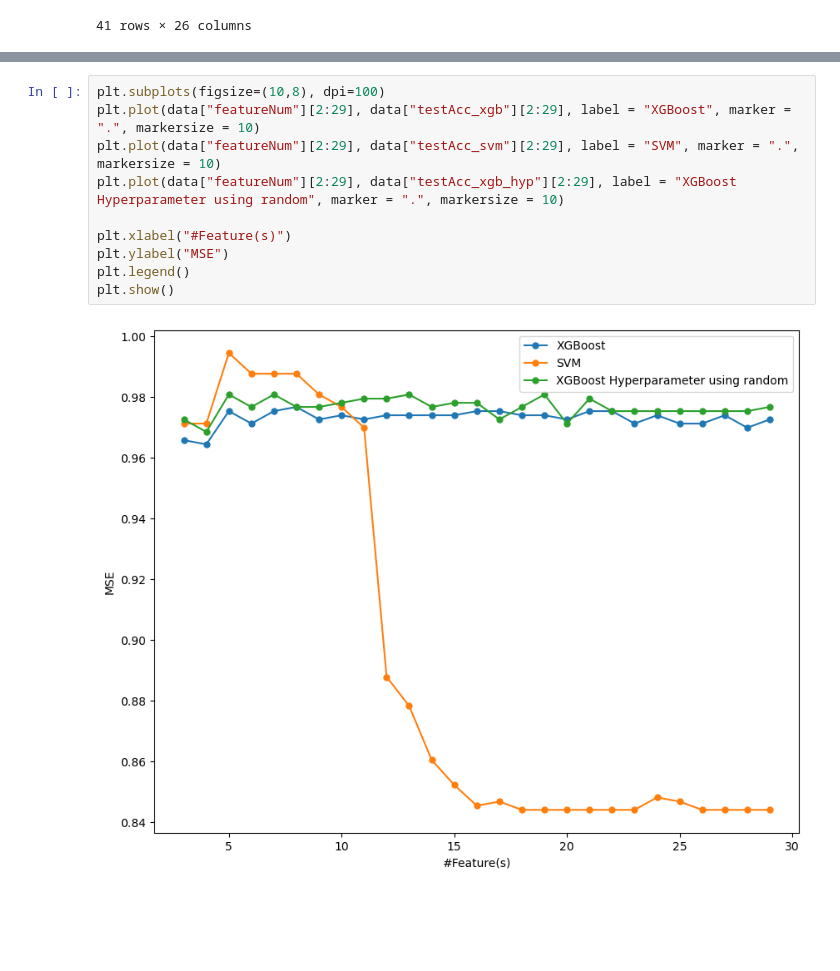
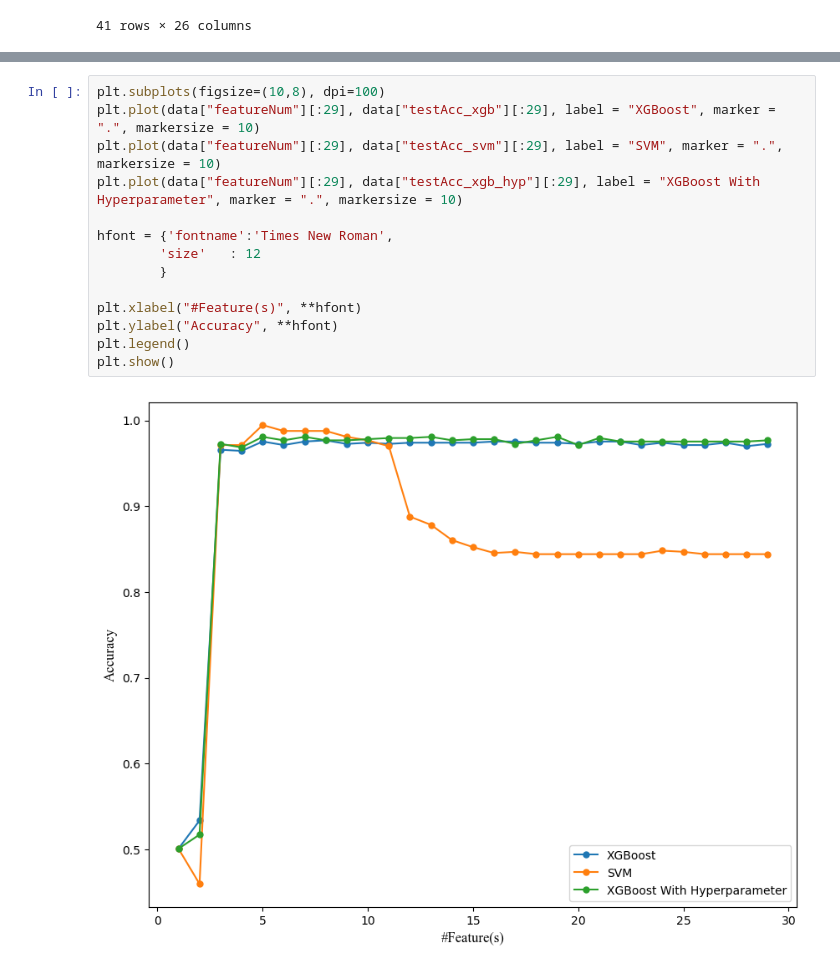
Before and after one commit to DanangKraton/Termal-Comfort-Prediction-using-XGBoost-and-SVM, a Jupyter notebook: oret oret.ipynb, the cells around one changed output, grey strips where cells are left out. Drawn from its saved outputs; the diff is of its cells as text; blank space fills up the shorter version.

```diff
--- a/oret oret.ipynb
+++ b/oret oret.ipynb
@@ -227,12 +267,16 @@ plt.show()
 # %%
 plt.subplots(figsize=(10,8), dpi=100)
-plt.plot(data["featureNum"][2:29], data["testAcc_xgb"][2:29], label = "XGBoost", marker = ".", markersize = 10)
-plt.plot(data["featureNum"][2:29], data["testAcc_svm"][2:29], label = "SVM", marker = ".", markersize = 10)
-plt.plot(data["featureNum"][2:29], data["testAcc_xgb_hyp"][2:29], label = "XGBoost Hyperparameter using random", marker = ".", markersize = 10)
+plt.plot(data["featureNum"][:29], data["testAcc_xgb"][:29], label = "XGBoost", marker = ".", markersize = 10)
+plt.plot(data["featureNum"][:29], data["testAcc_svm"][:29], label = "SVM", marker = ".", markersize = 10)
+plt.plot(data["featureNum"][:29], data["testAcc_xgb_hyp"][:29], label = "XGBoost With Hyperparameter", marker = ".", markersize = 10)
 
-plt.xlabel("#Feature(s)")
-plt.ylabel("MSE")
+hfont = {'fontname':'Times New Roman',
+        'size'   : 12
+        }
+
+plt.xlabel("#Feature(s)", **hfont)
+plt.ylabel("Accuracy", **hfont)
 plt.legend()
 plt.show()
 # %% [output]
-[figure, old version]
+[figure, new version]
```
Also changed, not shown: parts of 5 cells of this notebook, 1 other file.
